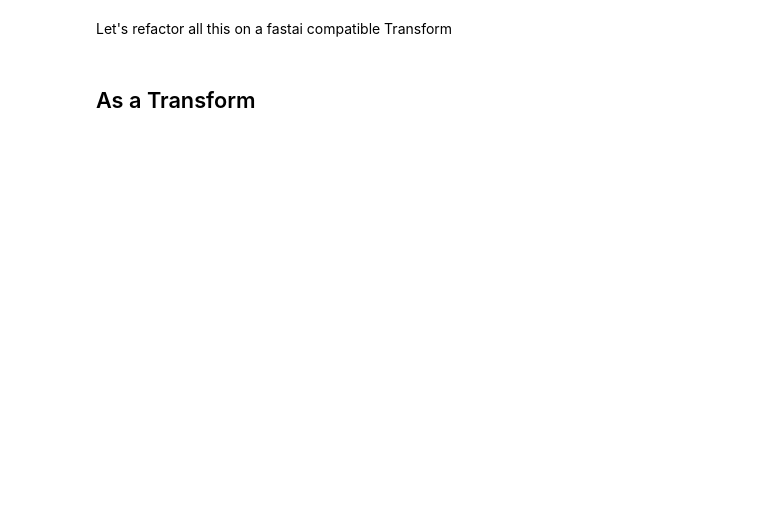
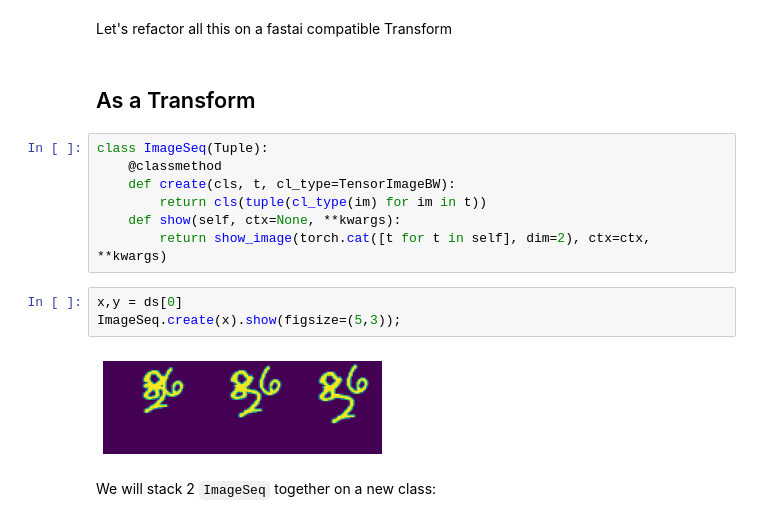
Before and after one commit to tcapelle/moving_mnist, a Jupyter notebook: nbs/00_data.ipynb, the cells around one changed output. Cells and saved outputs as stored; diff of their text form; blank space fills up the shorter version.

```diff
--- a/nbs/00_data.ipynb
+++ b/nbs/00_data.ipynb
@@ -155,3 +159,17 @@ show_images(z)
 Let's refactor all this on a fastai compatible Transform
 # %% [markdown]
 ## As a Transform
+# %%
+class ImageSeq(Tuple):
+    @classmethod
+    def create(cls, t, cl_type=TensorImageBW):
+        return cls(tuple(cl_type(im) for im in t))
+    def show(self, ctx=None, **kwargs):
+        return show_image(torch.cat([t for t in self], dim=2), ctx=ctx, **kwargs)
+# %%
+x,y = ds[0]
+ImageSeq.create(x).show(figsize=(5,3));
+# %% [output]
+[figure, added]
+# %% [markdown]
+We will stack 2 `ImageSeq` together on a new class:
```
Also changed, not shown: parts of 14 cells of this notebook, 1 other file.
